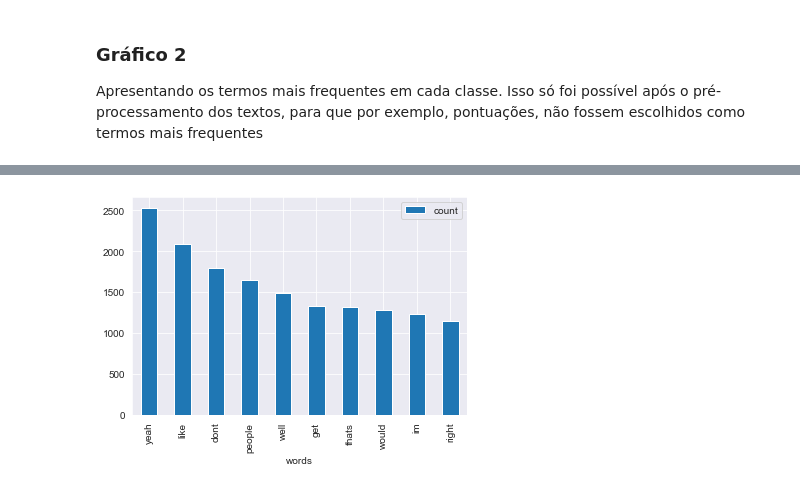
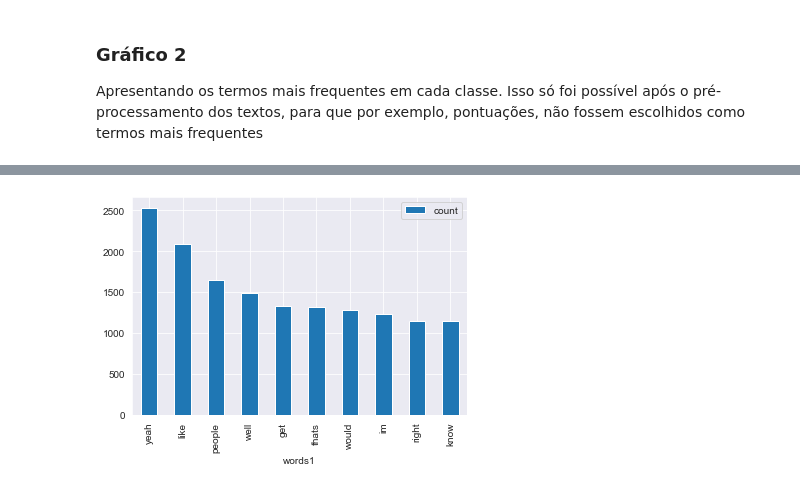
Before and after one commit to Ruann-01/Python_IA, a Jupyter notebook: Trabalho Final/Trabalho Final.ipynb, the cells around one changed output, grey strips where cells are left out. Cells and saved outputs as stored; diff of their text form; code cells hidden in the pictures.

```diff
--- a/Trabalho Final/Trabalho Final.ipynb
+++ b/Trabalho Final/Trabalho Final.ipynb
@@ -234,0 +239,14 @@ Apresentando os termos mais frequentes em cada classe. Isso só foi possível ap
+# %%
+words0 = []
+#Pegando termo por termo -- classe 0
+for i in nao_sarc['clean_comment']:
+    for j in i.split():
+        words0.append(j)
+
+dfp0 = pd.DataFrame (words0, columns = ['words0'])
+dfc = dfp0.groupby('words0').words0.count() \
+                               .reset_index(name='count') \
+                               .sort_values(['count'], ascending=False) \
+                               .head(10).reset_index(drop=True)
+
+dfc.plot.bar(x='words0');
@@ -235,19 +275,17 @@ Apresentando os termos mais frequentes em cada classe. Isso só foi possível ap
 # %%
-words = []
-sarc = df_sarc.loc[df_sarc['label'] == 1]
-nao_sarc = df_sarc.loc[df_sarc['label'] == 0]
+words1 = []
 
 #Pegando termo por termo -- classe 1
 for i in sarc['clean_comment']:
     for j in i.split():
-        words.append(j)
+        words1.append(j)
 
-dfp = pd.DataFrame(words, columns = ['words'])
-dfc = dfp.groupby('words').words.count() \
+dfp1 = pd.DataFrame(words1, columns = ['words1'])
+dfc = dfp1.groupby('words1').words1.count() \
                                .reset_index(name='count') \
                                .sort_values(['count'], ascending=False) \
                                .head(10).reset_index(drop=True)
 
-dfc.plot.bar(x='words');
+dfc.plot.bar(x='words1');
 # %% [output]
-[figure, old version]
+[figure, new version]
```
Also changed, not shown: parts of 9 cells of this notebook.
